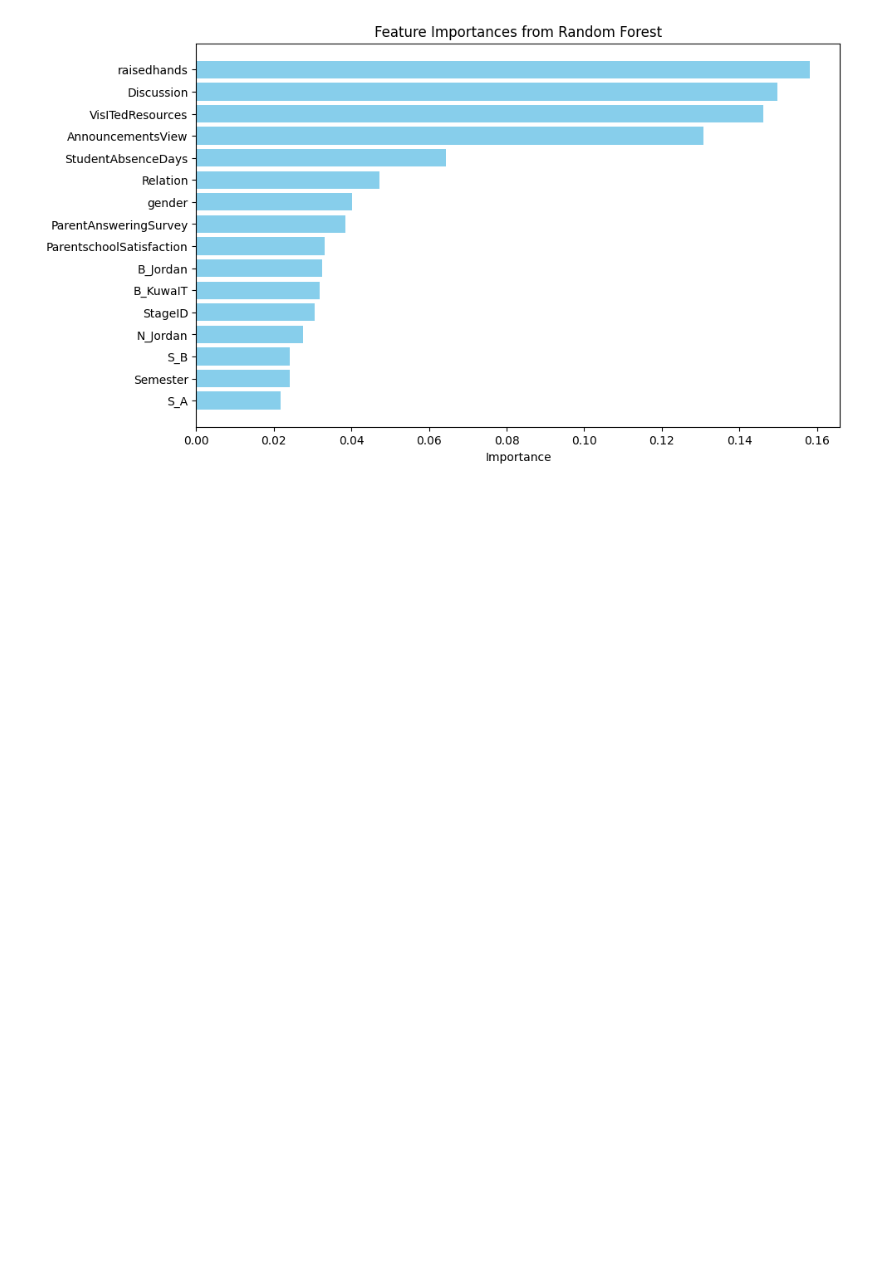
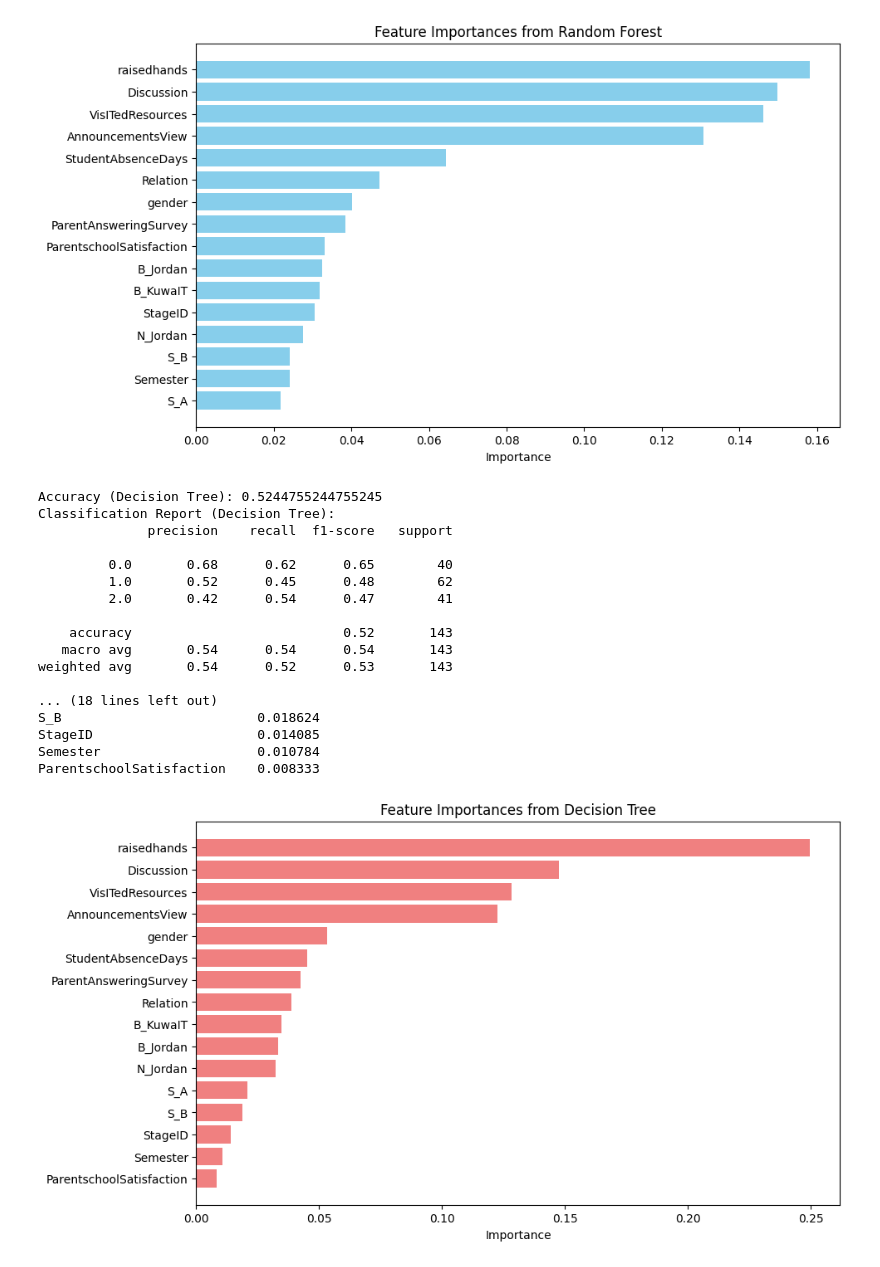
Before and after one commit to FaridRash/HW-SW-B, a Jupyter notebook: Notebooks/Farid/Farid_final_with_comments.ipynb, the cells around one changed output. Cells and saved outputs as stored; diff of their text form; code cells hidden in the pictures; blank space fills up the shorter version.

Commit message:
Added Decision Tree and Linear Regression

```diff
--- a/Notebooks/Farid/Farid_final_with_comments.ipynb
+++ b/Notebooks/Farid/Farid_final_with_comments.ipynb
@@ -1089,3 +1095,63 @@ S_B                         0.024198
 Semester                    0.024016
 S_A                         0.021692
 [figure]
+# %%
+# Import Decision Tree Classifier
+from sklearn.tree import DecisionTreeClassifier
+
+# Initialize Decision Tree Classifier
+dt_clf = DecisionTreeClassifier(random_state=42)
+
+# Train the model
+dt_clf.fit(X_train, y_train)
+
+# Make predictions on the test set
+y_pred_dt = dt_clf.predict(X_test)
+
+# Evaluate the model
+accuracy_dt = accuracy_score(y_test, y_pred_dt)
+classification_rep_dt = classification_report(y_test, y_pred_dt)
+conf_matrix_dt = confusion_matrix(y_test, y_pred_dt)
+
+# Print evaluation metrics
+print(f'Accuracy (Decision Tree): {accuracy_dt}')
+print('Classification Report (Decision Tree):')
+print(classification_rep_dt)
+print('Confusion Matrix (Decision Tree):')
+print(conf_matrix_dt)
+
+# Optional: Feature Importance
+feature_importances_dt = pd.DataFrame(dt_clf.feature_importances_,
+                                       index=feature_columns,
+                                       columns=['Importance']).sort_values('Importance', ascending=False)
+
+# Print feature importances
+print('Feature Importances (Decision Tree):')
+print(feature_importances_dt)
+
+# Visualize Feature Importances
+plt.figure(figsize=(10, 6))
+plt.barh(feature_importances_dt.index, feature_importances_dt['Importance'], color='lightcoral')
+plt.xlabel('Importance')
+plt.title('Feature Importances from Decision Tree')
+plt.gca().invert_yaxis()
+plt.show()
+# %% [output]
+Accuracy (Decision Tree): 0.5244755244755245
+Classification Report (Decision Tree):
+              precision    recall  f1-score   support
+
+         0.0       0.68      0.62      0.65        40
+         1.0       0.52      0.45      0.48        62
+         2.0       0.42      0.54      0.47        41
+
+    accuracy                           0.52       143
+   macro avg       0.54      0.54      0.54       143
+weighted avg       0.54      0.52      0.53       143
+
+... (18 lines left out)
+S_B                         0.018624
+StageID                     0.014085
+Semester                    0.010784
+ParentschoolSatisfaction    0.008333
+[figure, added]
```
Also changed, not shown: parts of 2 cells of this notebook.
